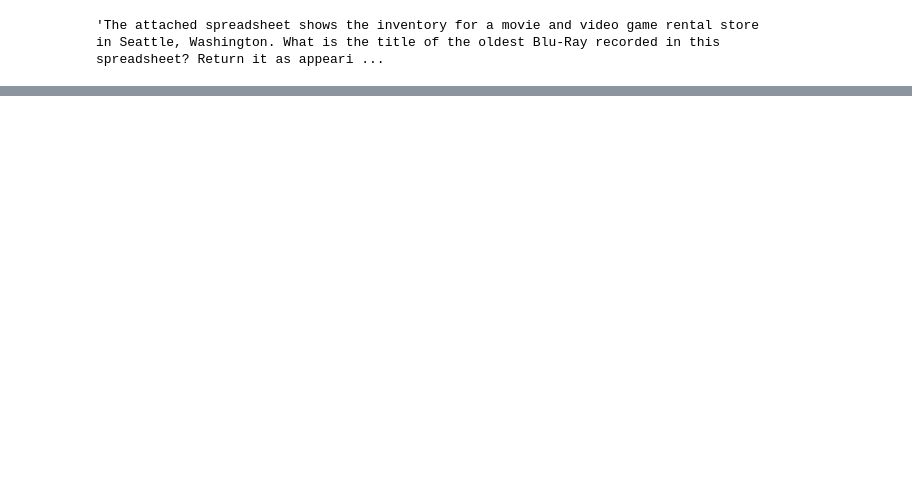
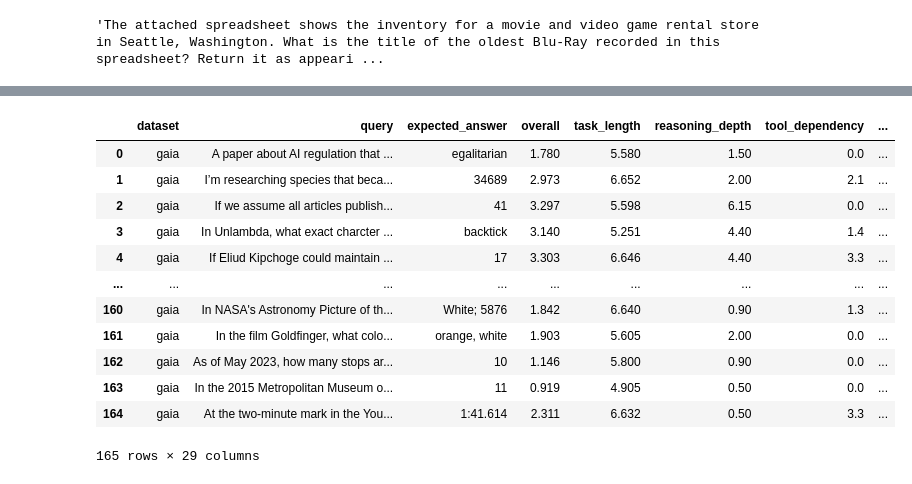
Before and after one commit to poorna1995/ARD, a Jupyter notebook: notebooks/test12.ipynb, the cells around one changed output, grey strips where cells are left out. Cells and saved outputs as stored; diff of their text form; code cells hidden in the pictures; blank space fills up the shorter version.

Commit message:
routing pipeline

```diff
--- a/notebooks/test12.ipynb
+++ b/notebooks/test12.ipynb
@@ -56,0 +197,22 @@ df['query'].iloc[5]
+# %%
+# shoe data omlr for tje assigned_Agemt == raw
+import pandas as pd
+df = pd.read_parquet("../results1/unified_baseline/gaia/orchestrator_pipeline.parquet")
+# shoe data omlr for tje assigned_Agemt == raw
+df_raw= df[df['assigned_agent'] == 'raw']
+# %%
+df
+# %% [output]
+|  | dataset | query | expected_answer | overall | task_length | reasoning_depth | tool_dependency | ... |
+| 0 | gaia | A paper about AI regulation that ... | egalitarian | 1.780 | 5.580 | 1.50 | 0.0 | ... |
+| 1 | gaia | I’m researching species that beca... | 34689 | 2.973 | 6.652 | 2.00 | 2.1 | ... |
+| 2 | gaia | If we assume all articles publish... | 41 | 3.297 | 5.598 | 6.15 | 0.0 | ... |
+| 3 | gaia | In Unlambda, what exact charcter ... | backtick | 3.140 | 5.251 | 4.40 | 1.4 | ... |
+| 4 | gaia | If Eliud Kipchoge could maintain ... | 17 | 3.303 | 6.646 | 4.40 | 3.3 | ... |
+| ... | ... | ... | ... | ... | ... | ... | ... | ... |
+| 160 | gaia | In NASA's Astronomy Picture of th... | White; 5876 | 1.842 | 6.640 | 0.90 | 1.3 | ... |
+| 161 | gaia | In the film Goldfinger, what colo... | orange, white | 1.903 | 5.605 | 2.00 | 0.0 | ... |
+| 162 | gaia | As of May 2023, how many stops ar... | 10 | 1.146 | 5.800 | 0.90 | 0.0 | ... |
+| 163 | gaia | In the 2015 Metropolitan Museum o... | 11 | 0.919 | 4.905 | 0.50 | 0.0 | ... |
+| 164 | gaia | At the two-minute mark in the You... | 1:41.614 | 2.311 | 6.632 | 0.50 | 3.3 | ... |
+165 rows × 29 columns
```
Also changed, not shown: parts of 22 cells of this notebook, 29 other files.
